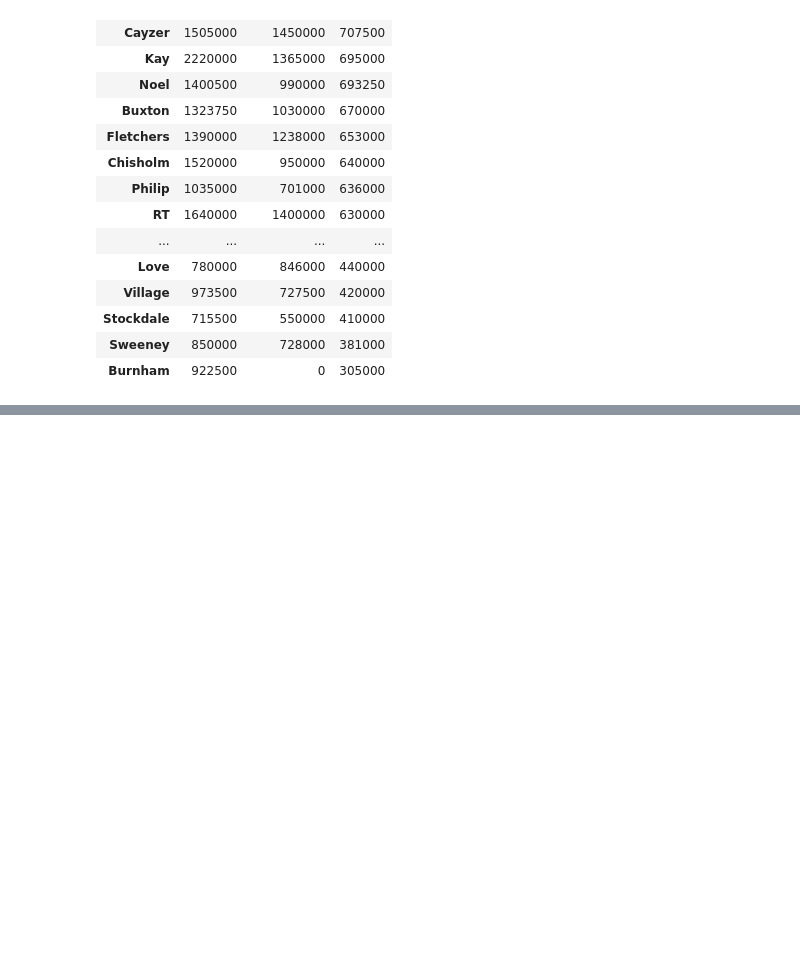
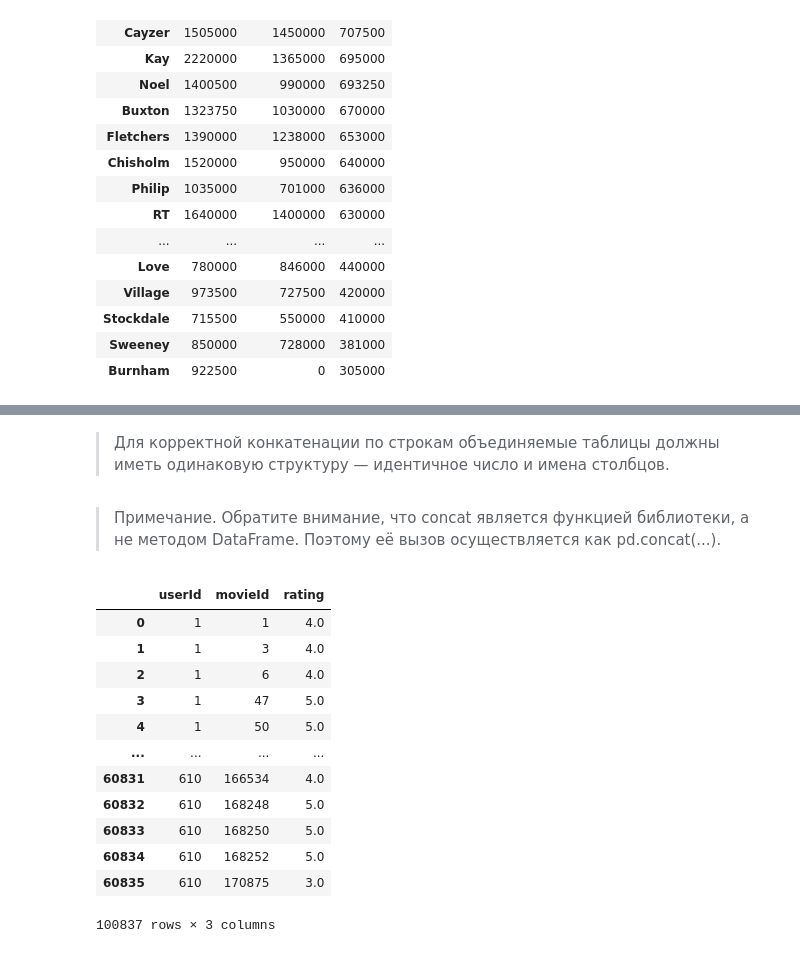
Before and after one commit to AndreiDS63/sf_data_science, a Jupyter notebook: practice/Python-12 Pandas Advanced/1. intro.ipynb, the cells around one changed output, grey strips where cells are left out. Cells and saved outputs as stored; diff of their text form; code cells hidden in the pictures; blank space fills up the shorter version.

Commit message:
concat studied

```diff
--- a/practice/Python-12 Pandas Advanced/1. intro.ipynb
+++ b/practice/Python-12 Pandas Advanced/1. intro.ipynb
@@ -741,0 +759,5 @@ melb_df.pivot_table(
+# %%
+movies = pd.read_csv('data/movies.csv')
+ratings1 = pd.read_csv('data/ratings1.csv')
+ratings2 = pd.read_csv('data/ratings2.csv')
+dates = pd.read_csv('data/dates.csv')
@@ -741,0 +791,21 @@ melb_df.pivot_table(
+# %% [markdown]
+> Для корректной конкатенации по строкам объединяемые таблицы должны иметь одинаковую структуру — идентичное число и имена столбцов.
+# %% [markdown]
+> Примечание. Обратите внимание, что concat является функцией библиотеки, а не методом DataFrame. Поэтому её вызов осуществляется как pd.concat(...).
+# %%
+ratings = pd.concat([ratings1, ratings2])
+ratings
+# %% [output]
+|  | userId | movieId | rating |
+| 0 | 1 | 1 | 4.0 |
+| 1 | 1 | 3 | 4.0 |
+| 2 | 1 | 6 | 4.0 |
+| 3 | 1 | 47 | 5.0 |
+| 4 | 1 | 50 | 5.0 |
+| ... | ... | ... | ... |
+| 60831 | 610 | 166534 | 4.0 |
+| 60832 | 610 | 168248 | 5.0 |
+| 60833 | 610 | 168250 | 5.0 |
+| 60834 | 610 | 168252 | 5.0 |
+| 60835 | 610 | 170875 | 3.0 |
+100837 rows × 3 columns
```
Also changed, not shown: parts of 23 cells of this notebook, 4 other files.
